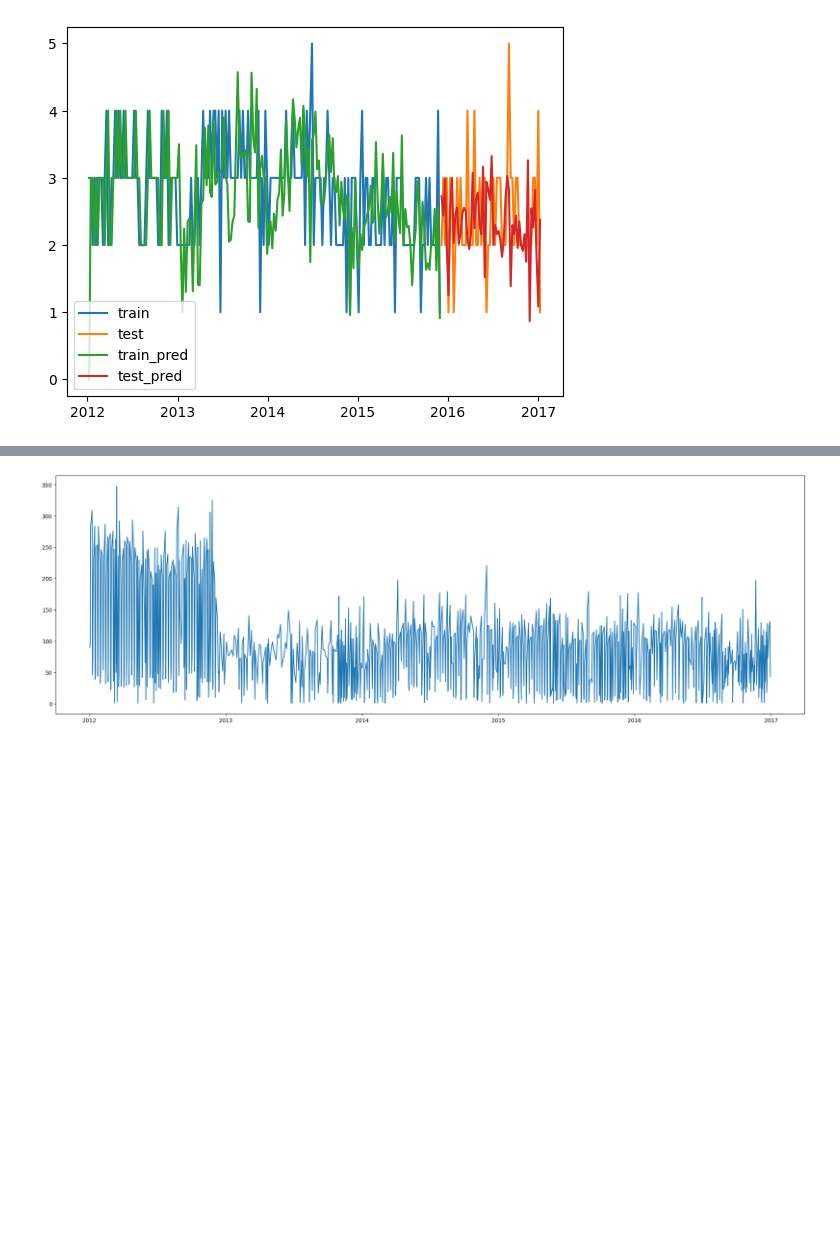
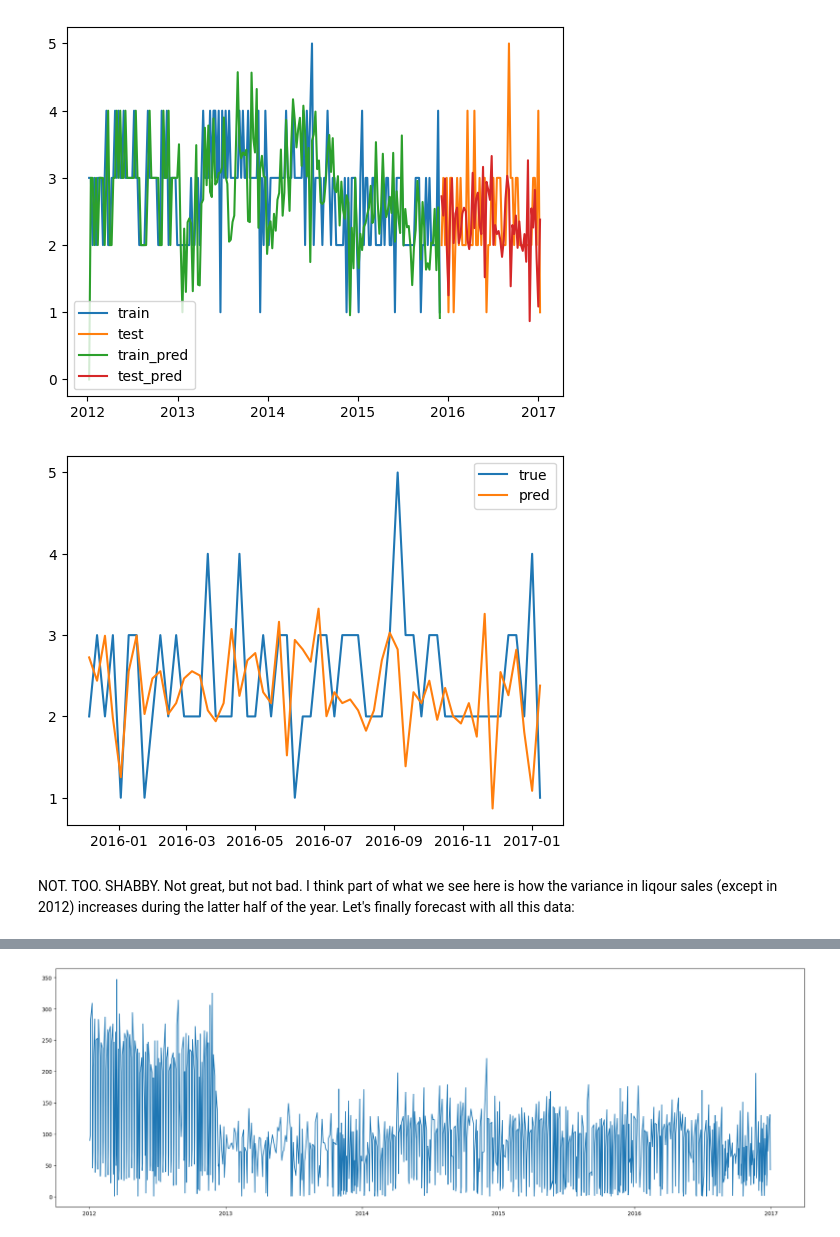
Before and after one commit to joeldmott/inventory_project, a Jupyter notebook: inventory_restocking_project.ipynb, the cells around one changed output, grey strips where cells are left out. Cells and saved outputs as stored; diff of their text form; code cells hidden in the pictures; blank space fills up the shorter version.

```diff
--- a/inventory_restocking_project.ipynb
+++ b/inventory_restocking_project.ipynb
@@ -1084,3 +1084,15 @@ ax.plot(y_hat_test, label='test_pred')
 plt.legend();
 # %% [output]
 [figure]
+# %%
+# Let's zoom in on test
+fig, ax = plt.subplots()
+
+ax.plot(test_resampled_weekly, label='true')
+ax.plot(y_hat_test, label='pred')
+
+plt.legend();
+# %% [output]
+[figure, added]
+# %% [markdown]
+NOT. TOO. SHABBY. Not great, but not bad. I think part of what we see here is how the variance in liqour sales (except in 2012) increases during the latter half of the year. Let's finally forecast with all this data:
```
Also changed, not shown: parts of 3 cells of this notebook.
